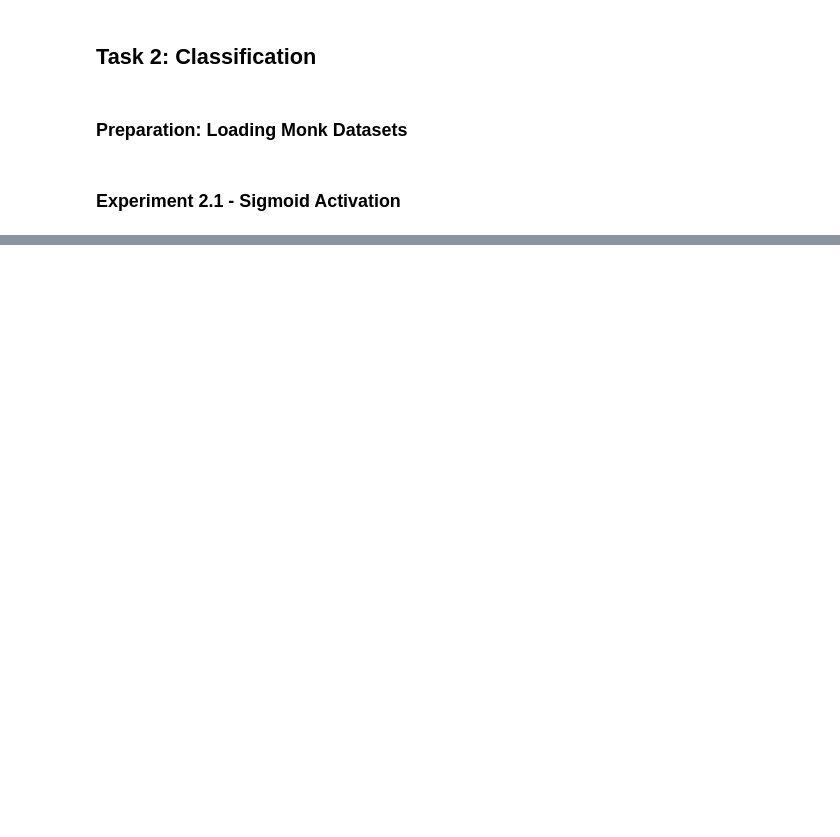
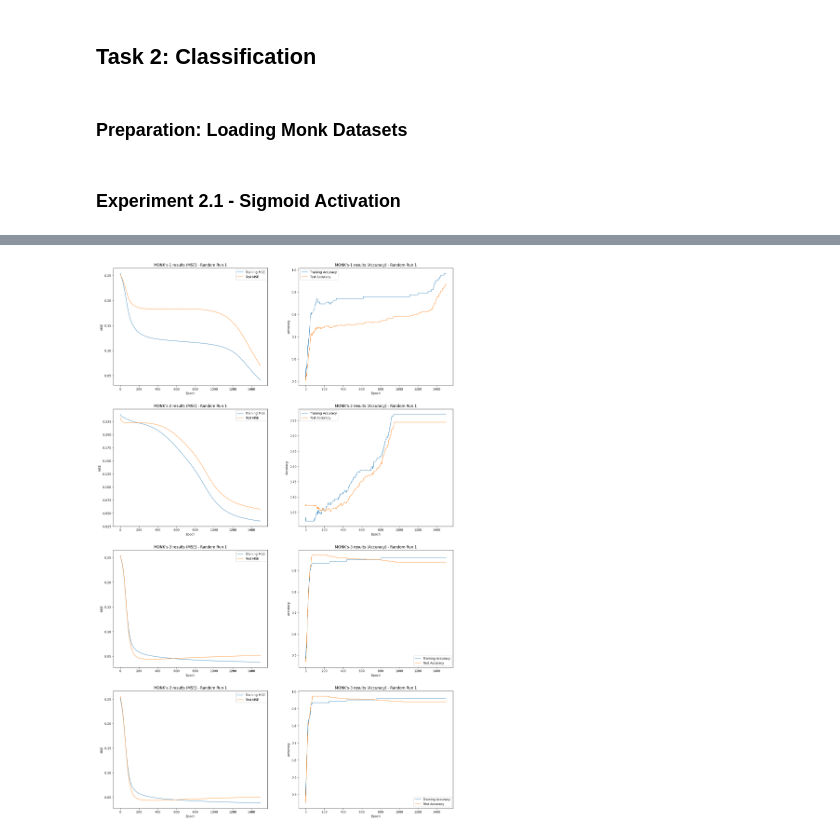
Before and after one commit to DreRnc/MLx2, a Jupyter notebook: Experiments.ipynb, the cells around one changed output, grey strips where cells are left out. Saved outputs shown, nothing was run; the diff lists cells and outputs as text; code cells hidden in the pictures; blank space fills up the shorter version.

Commit message:
Plotting Monk, learning curves for accuracy

```diff
--- a/Experiments.ipynb
+++ b/Experiments.ipynb
@@ -40,13 +44,12 @@ print(X_test.shape)
 path = os.getcwd()
 file_train = '/data/monks-1.train'
 
-# Set T[i][j]: Set i, j = 0: variables, j = 1: targets
+labels = ['class','x1','x2','x3','x4','x5','x6']
+
 TR_sets = [[]]
 TS_sets = [[]]
-for i in range(0,3):
-    TR_sets.append(load_monk(path + f'/data/monks-{i + 1}.train'))
-    TS_sets.append(load_monk(path + f'/data/monks-{i + 1}.test'))
-
-print (TR_sets[1][0].shape[0])
+for i in range(1,4):
+    TR_sets.append(load_monk(path + f'/data/monks-{i}.train', labels))
+    TS_sets.append(load_monk(path + f'/data/monks-{i}.test', labels))
 # %% [markdown]
 ### Experiment 2.1 - Sigmoid Activation
@@ -87,0 +56,78 @@ ax.legend()
+# %%
+curves = []
+params = {
+    "n_epochs" : 1500,
+    "error" : "mse",
+    "verbose" : False,
+    "step" : 0.3,
+    "momentum" : 0.5,
+    "weights_scale" : 0.01,
+    "weights_initialization" : 'xavier',
+    "early_stopping" : False,
+    "eval_metric" : 'mse'
+    }
+
+
+def name(i):
+    if i in (0,1,2):
+        return i + 1
+    else:
+        return i
+
+for i in range(0,4):
+
+    print("**************************************")
+    print(f"Monk Dataset {name(i)}")
+    input_size = TR_sets[name(i)][0][0].shape[0]
+    n_samples = TR_sets[name(i)][0].shape[0]
+    params["batch_size"] = n_samples
+
+    mlp = MLP([4], input_size = input_size, output_size = 1, task = "classification", activation_function = 'tanh')
+
+    # Curves with MSE/Accuracy
+    if i < 4:
+        # All without regularization
+        params["regularization"] = 'no'
+        mlp.fit(X = TR_sets[name(i)][0], y_true = TR_sets[name(i)][1], X_test = TS_sets[name(i)][0], y_test =  TS_sets[name(i)][1], **params)
+    else:
+        # Monk 3 with regularization
+        params["regularization"] = 'l2'
+        params["alpha_l2"] = 10
+        mlp.fit(X = TR_sets[name(i)][0], y_true = TR_sets[name(i)][1], X_test = TS_sets[name(i)][0], y_test =  TS_sets[name(i)][1], **params)
+
+    curves.append([[mlp.learning_curve, mlp.learning_accuracy_curve], [mlp.validation_curve, mlp.test_accuracy_curve]])
+
+    print()
+    print(f"Accuracy on test set {i}: {mlp.evaluate_model(TS_sets[name(i)][0], TS_sets[name(i)][1], metric = 'accuracy')}")
+    print()
+
+
+
+# Plot the learning curves
+figure, axis = plt.subplots(4, 2, figsize = (20, 32))
+
+for j in range(0,4):
+
+    # Plot MSE training and validation curves
+    axis[j, 0].plot(range(0, len(curves[j][0][0]), 1), curves[j][0][0],\
+        linewidth = 1, label = 'Training MSE')
+    axis[j, 0].plot(range(0, len(curves[j][1][0]), 1), curves[j][1][0],\
+        linewidth = 1, label = 'Test MSE')
+    axis[j, 0].set_title(f"MONK's-{name(j)} results (MSE) - Random Run 1")
+    axis[j, 0].set_xlabel('Epoch')
+    axis[j, 0].set_ylabel('MSE')
+    axis[j, 0].legend()
+
+
+    # Plot Accuracy training and validation curves
+    axis[j, 1].plot(range(0, len(curves[j][0][1]), 1), curves[j][0][1],\
+        linewidth = 1, label = 'Training Accuracy')
+    axis[j, 1].plot(range(0, len(curves[j][1][1]), 1), curves[j][1][1],\
+        linewidth = 1, label = 'Test Accuracy')
+    axis[j, 1].set_title(f"MONK's-{name(j)} results (Accuracy) - Random Run 1")
+    axis[j, 1].set_xlabel('Epoch')
+    axis[j, 1].set_ylabel('Accuracy')
+    axis[j, 1].legend()
+
+plt.show()
+# %% [output]
@@ -88,3 +151,4 @@ ax.legend()
+[figure, added]
 # %%
 """
 fig, ax = plt.subplots()
```
Also changed, not shown: parts of 4 cells of this notebook, 5 other files.
